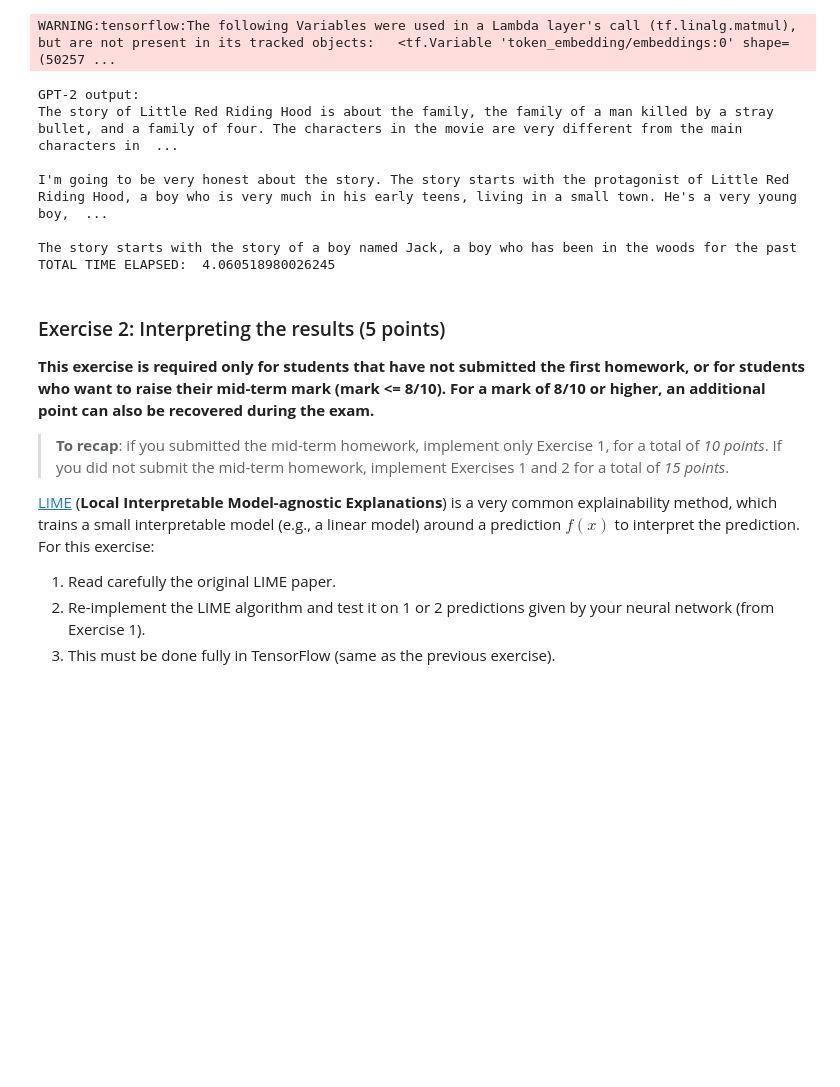
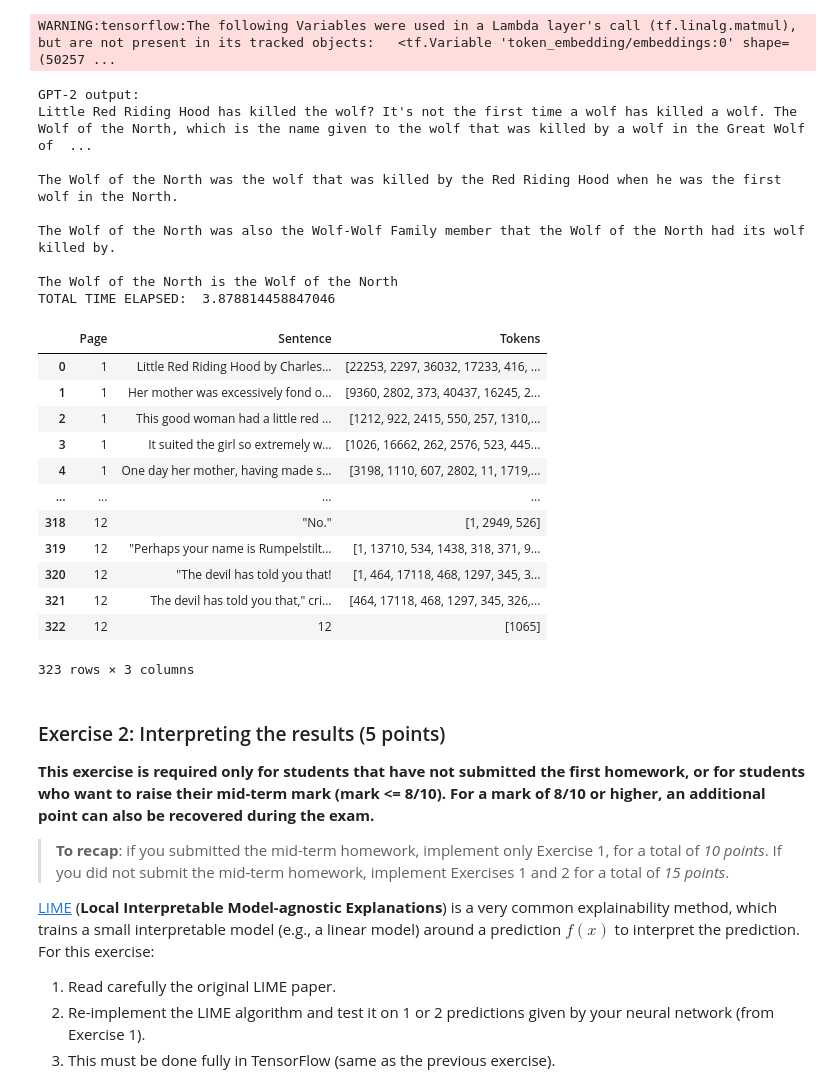
Before and after one commit to PaoloBarba/NN_Homework_1, a Jupyter notebook: NNDS_2023_Final_Homework.ipynb, the cells around one changed output. Cells and saved outputs as stored; diff of their text form; code cells hidden in the pictures; blank space fills up the shorter version.

Commit message:
add tokenized text

```diff
--- a/NNDS_2023_Final_Homework.ipynb
+++ b/NNDS_2023_Final_Homework.ipynb
@@ -127,7 +129,7 @@ WARNING:tensorflow:The following Variables were used in a Lambda layer's call (t
 # %%
 start = time.time()
 
-output = gpt2_lm.generate("The story of Little Red Riding Hood is about", max_length=200)
+output = gpt2_lm.generate("Little Red Riding Hood has killed the wolf?", max_length=200)
 print("\nGPT-2 output:")
 print(output.numpy().decode("utf-8"))
 
@@ -135,12 +137,51 @@ end = time.time()
 print("TOTAL TIME ELAPSED: ", end - start)
 # %% [output]
 GPT-2 output:
-The story of Little Red Riding Hood is about the family, the family of a man killed by a stray bullet, and a family of four. The characters in the movie are very different from the main characters in  ...
+Little Red Riding Hood has killed the wolf? It's not the first time a wolf has killed a wolf. The Wolf of the North, which is the name given to the wolf that was killed by a wolf in the Great Wolf of  ...
 
-I'm going to be very honest about the story. The story starts with the protagonist of Little Red Riding Hood, a boy who is very much in his early teens, living in a small town. He's a very young boy,  ...
+The Wolf of the North was the wolf that was killed by the Red Riding Hood when he was the first wolf in the North.
 
-The story starts with the story of a boy named Jack, a boy who has been in the woods for the past
-TOTAL TIME ELAPSED:  4.060518980026245
+The Wolf of the North was also the Wolf-Wolf Family member that the Wolf of the North had its wolf killed by.
+
+The Wolf of the North is the Wolf of the North
+TOTAL TIME ELAPSED:  3.878814458847046
+# %%
+from transformers import GPT2Tokenizer
+import pandas as pd
+
+# Load the GPT-2 tokenizer
+gpt2_tokenizer = GPT2Tokenizer.from_pretrained("gpt2")
+
+def tokenize_sentence(sentence):
+    tokens = gpt2_tokenizer.encode(sentence, add_special_tokens=True)
+    return tokens
+
+def tokenize_dataframe(df):
+    df['Tokens'] = df['Sentence'].apply(tokenize_sentence)
+    return df
+
+if __name__ == "__main__":
+    # Assuming you have a DataFrame with 'Sentence' column
+    df = pd.read_csv('output_sentences_cleaned.csv')  # Load your DataFrame
+
+    # Tokenize sentences using GPT-2 tokenizer
+    df = tokenize_dataframe(df)
+# %%
+df
+# %% [output]
+|  | Page | Sentence | Tokens |
+| 0 | 1 | Little Red Riding Hood by Charles... | [22253, 2297, 36032, 17233, 416, ... |
+| 1 | 1 | Her mother was excessively fond o... | [9360, 2802, 373, 40437, 16245, 2... |
+| 2 | 1 | This good woman had a little red ... | [1212, 922, 2415, 550, 257, 1310,... |
+| 3 | 1 | It suited the girl so extremely w... | [1026, 16662, 262, 2576, 523, 445... |
+| 4 | 1 | One day her mother, having made s... | [3198, 1110, 607, 2802, 11, 1719,... |
+| ... | ... | ... | ... |
+| 318 | 12 | "No." | [1, 2949, 526] |
+| 319 | 12 | "Perhaps your name is Rumpelstilt... | [1, 13710, 534, 1438, 318, 371, 9... |
+| 320 | 12 | "The devil has told you that! | [1, 464, 17118, 468, 1297, 345, 3... |
+| 321 | 12 | The devil has told you that," cri... | [464, 17118, 468, 1297, 345, 326,... |
+| 322 | 12 | 12 | [1065] |
+323 rows × 3 columns
 # %% [markdown]
 ### Exercise 2: Interpreting the results (5 points)
 
```
Also changed, not shown: parts of 2 cells of this notebook.
